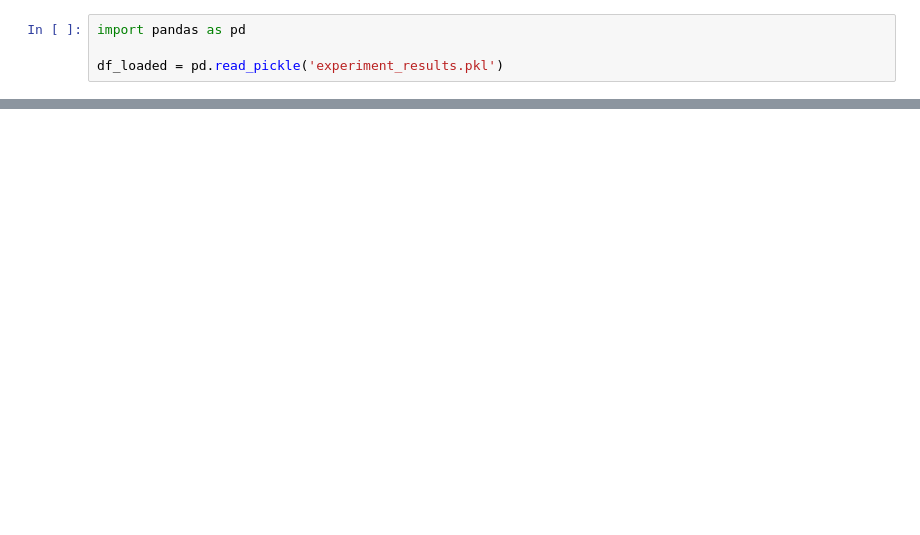
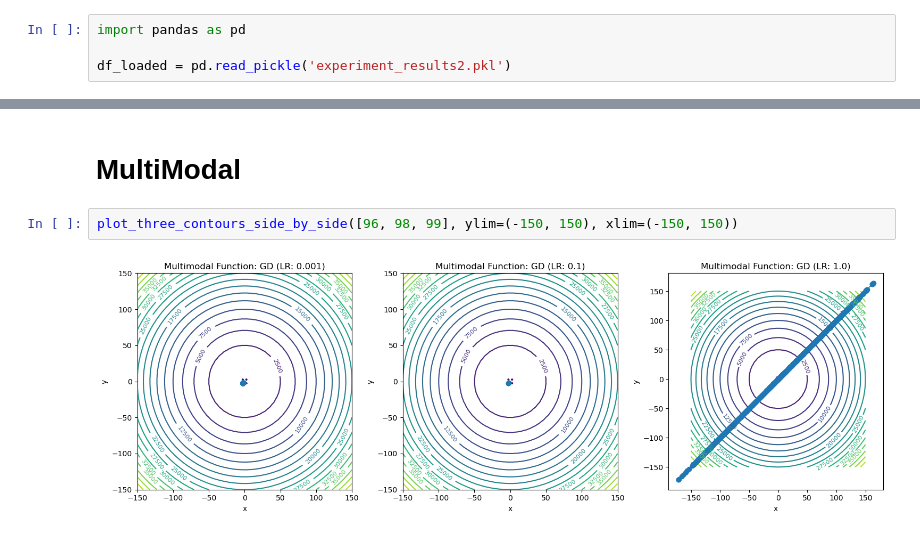
Before and after one commit to zh1322114772/Project1-GradientDescent, a Jupyter notebook: plots.ipynb, the cells around one changed output, grey strips where cells are left out. Drawn from its saved outputs; the diff is of its cells as text; blank space fills up the shorter version.

```diff
--- a/plots.ipynb
+++ b/plots.ipynb
@@ -1,4 +1,4 @@
 # %%
 import pandas as pd
 
-df_loaded = pd.read_pickle('experiment_results.pkl')
+df_loaded = pd.read_pickle('experiment_results2.pkl')
@@ -20,0 +158,6 @@ df_loaded
+# %% [markdown]
+# MultiModal
+# %%
+plot_three_contours_side_by_side([96, 98, 99], ylim=(-150, 150), xlim=(-150, 150))
+# %% [output]
+[figure, added]
```
Also changed, not shown: parts of 10 cells of this notebook.
